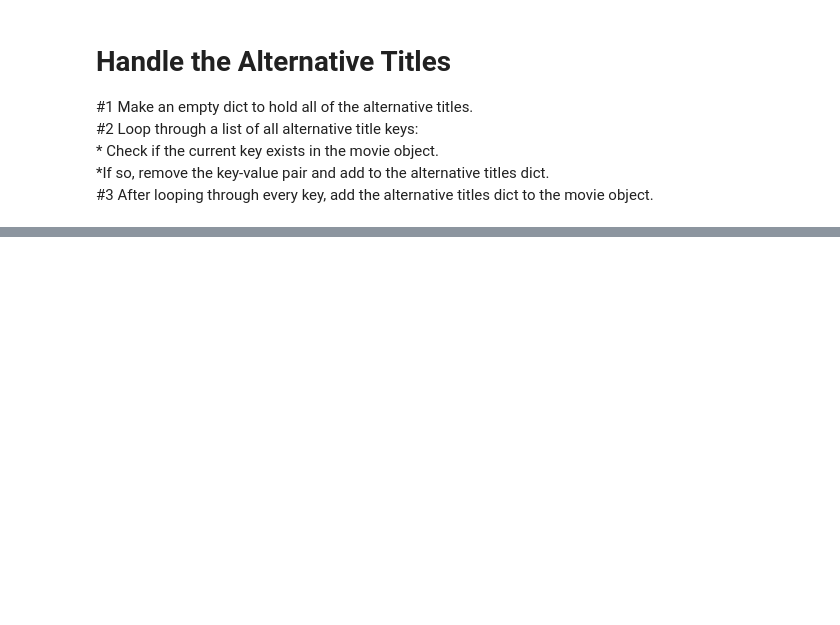
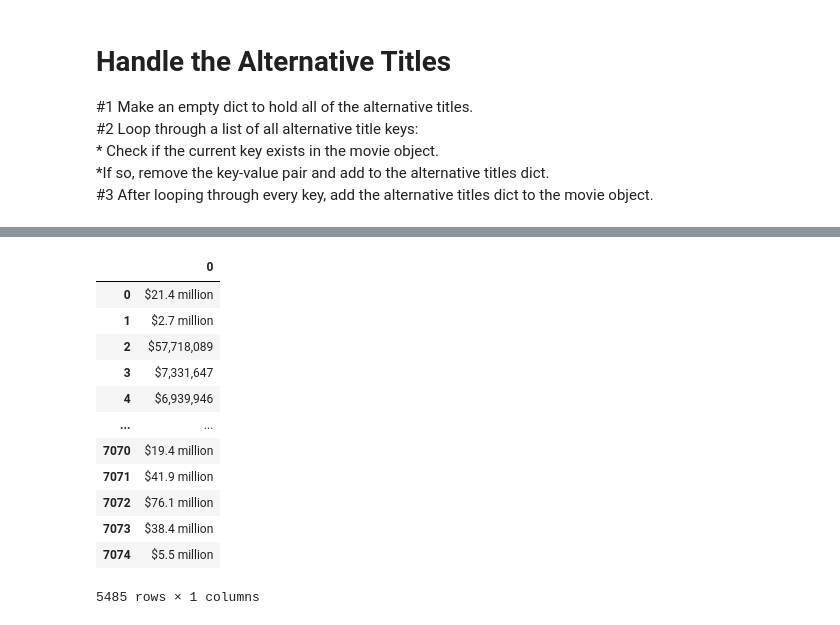
Before and after one commit to alicepopeye/Movies-ETL, a Jupyter notebook: Movie-ETL.ipynb, the cells around one changed output, grey strips where cells are left out. Cells and saved outputs as stored; diff of their text form; code cells hidden in the pictures; blank space fills up the shorter version.

```diff
--- a/Movie-ETL.ipynb
+++ b/Movie-ETL.ipynb
@@ -213,0 +261,4 @@ sorted(wiki_movies_df.columns.tolist())
+# %%
+# drop any duplicates of IMDb IDs
+wiki_movies_df.drop_duplicates(subset='imdb_id', inplace=True)
+print(len(wiki_movies_df))
@@ -213,0 +300,4 @@ sorted(wiki_movies_df.columns.tolist())
+# %%
+# drop the rows with no box office value
+box_office = wiki_movies_df['Box office'].dropna()
+box_office
@@ -213,0 +360,6 @@ sorted(wiki_movies_df.columns.tolist())
+# %%
+# join() string method that concatenates list items into one string
+# By using the apply() method, we can see which values are not strings.
+
+box_office = box_office.apply(lambda x: ' '.join(x) if type(x) == list else x)
+box_office
@@ -213,0 +452,18 @@ sorted(wiki_movies_df.columns.tolist())
+# %%
+# # fix our pattern matches to capture more values by addressing these issues
+
+# # 1. Some values have spaces in between the dollar sign and the number., \s*
+# form_one = r'\$\s*\d+\.?\d*\s*[mb]illion'
+# form_two = r'\$\s*\d{1,3}(?:,\d{3})+'
+
+# # 2. Some values use a period as a thousands separator, not a comma
+# form_two = r'\$\s*\d{1,3}(?:[,\.]\d{3})+'
+# form_two = r'\$\s*\d{1,3}(?:[,\.]\d{3})+(?!\s[mb]illion)'
+
+# # 3. Some values are given as a range.
+# # replace ()  = search string that start with $ and end with hyphen, then replace it with just a dollar sign
+# # regex=True   = use regular expressions in the first argument
+box_office = box_office.str.replace(r'\$.*[-—–](?![a-z])', '$', regex=True)
+
+# # 4. "Million" is sometimes misspelled as "millon."
+# form_one = r'\$\s*\d+\.?\d*\s*[mb]illi?on'
@@ -213,0 +509,25 @@ sorted(wiki_movies_df.columns.tolist())
+# %%
+# Extract and Convert the Box Office Values
+# we've got expressions to match almost all the box office values,
+# we'll use them to extract only the parts of the strings that match.
+# We do this with the str.extract() method.
+
+# it takes in a regular expression string,
+# but it returns a DataFrame where every column is the data that matches a capture group
+# f-string = to make a regular expression that captures data when it matches either form_one or form_two
+
+box_office.str.extract(f'({form_one}|{form_two})')
+# %% [output]
+|  | 0 |
+| 0 | $21.4 million |
+| 1 | $2.7 million |
+| 2 | $57,718,089 |
+| 3 | $7,331,647 |
+| 4 | $6,939,946 |
+| ... | ... |
+| 7070 | $19.4 million |
+| 7071 | $41.9 million |
+| 7072 | $76.1 million |
+| 7073 | $38.4 million |
+| 7074 | $5.5 million |
+5485 rows × 1 columns
```
Also changed, not shown: parts of 50 cells of this notebook.
